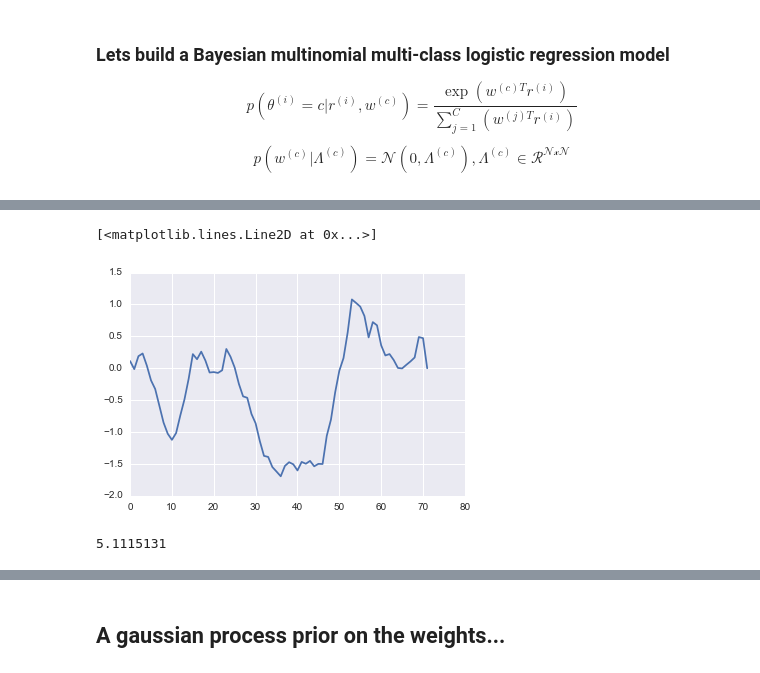
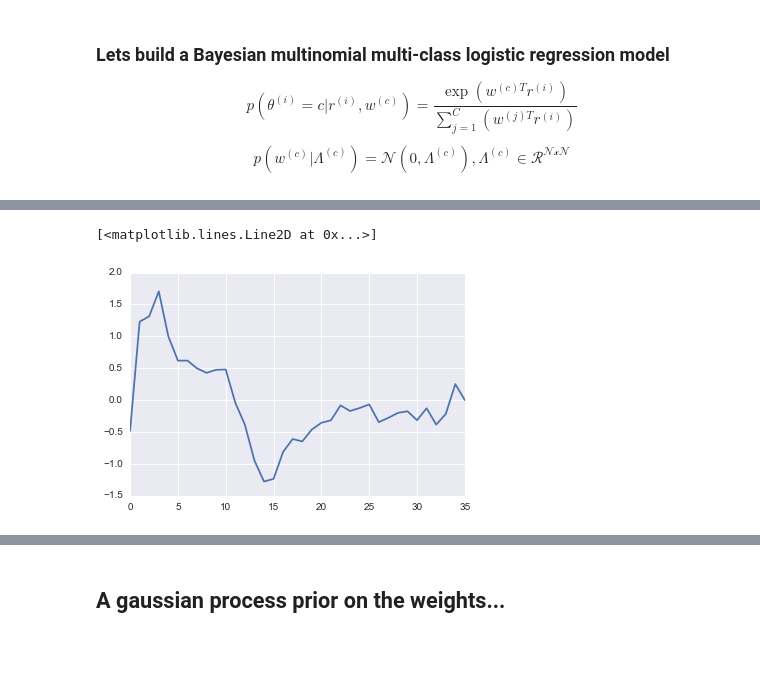
Before and after one commit to fdamani/neural_decoding_macaque_visual_graf2011, a Jupyter notebook: src/notebooks/data_processing_with_tuning_curves.ipynb, the cells around one changed output, grey strips where cells are left out. Drawn from its saved outputs; the diff is of its cells as text; code cells hidden in the pictures.

```diff
--- a/src/notebooks/data_processing_with_tuning_curves.ipynb
+++ b/src/notebooks/data_processing_with_tuning_curves.ipynb
@@ -196,0 +203,4 @@ cov_tc_norm = compute_cov_tc(spike_counts_norm)
+# %%
+from scipy.stats import vonmises
+kappa = 3.99
+x = np.linspace(vonmises.ppf(0.01, kappa), vonmises.ppf(0.99, kappa), 100)
@@ -394,7 +419,7 @@ Ytest.shape
 lr = sklearn.linear_model.LogisticRegression(penalty='l1', fit_intercept=True)
 
 # fit the model
-lr.fit(Xtrain_scaled, np.repeat(np.arange(72),35))
+lr.fit(Xtrain_scaled, np.repeat(np.arange(C),35))
 
 ## predict labels and probability distributions on test data
 #labels_test = lr.predict(sklearn.preprocessing.scale(Xtest_scaled))
@@ -1014,0 +853,5 @@ print(evaluate_multiclass_model(x_test_scaled_3d, qw_mod.eval().T, qb_mod.eval()
+# %%
+plt.plot(qw_mod.eval()[0])
+# %% [output]
+[<matplotlib.lines.Line2D at 0x...>]
+[figure, added]
@@ -1015,12 +864,7 @@ print(evaluate_multiclass_model(x_test_scaled_3d, qw_mod.eval().T, qb_mod.eval()
 # %%
 plt.plot(qw_mod.eval()[3])
-# %% [output]
-[<matplotlib.lines.Line2D at 0x...>]
-[figure, removed]
 # %%
 tau.eval()[3]
-# %% [output]
-5.1115131
 # %%
 ########## EVAL ##########
 qw_mod = tf.concat([qw.mean(), np.zeros((qw.shape[0],1))], axis=1)
```
Also changed, not shown: parts of 126 cells of this notebook.
